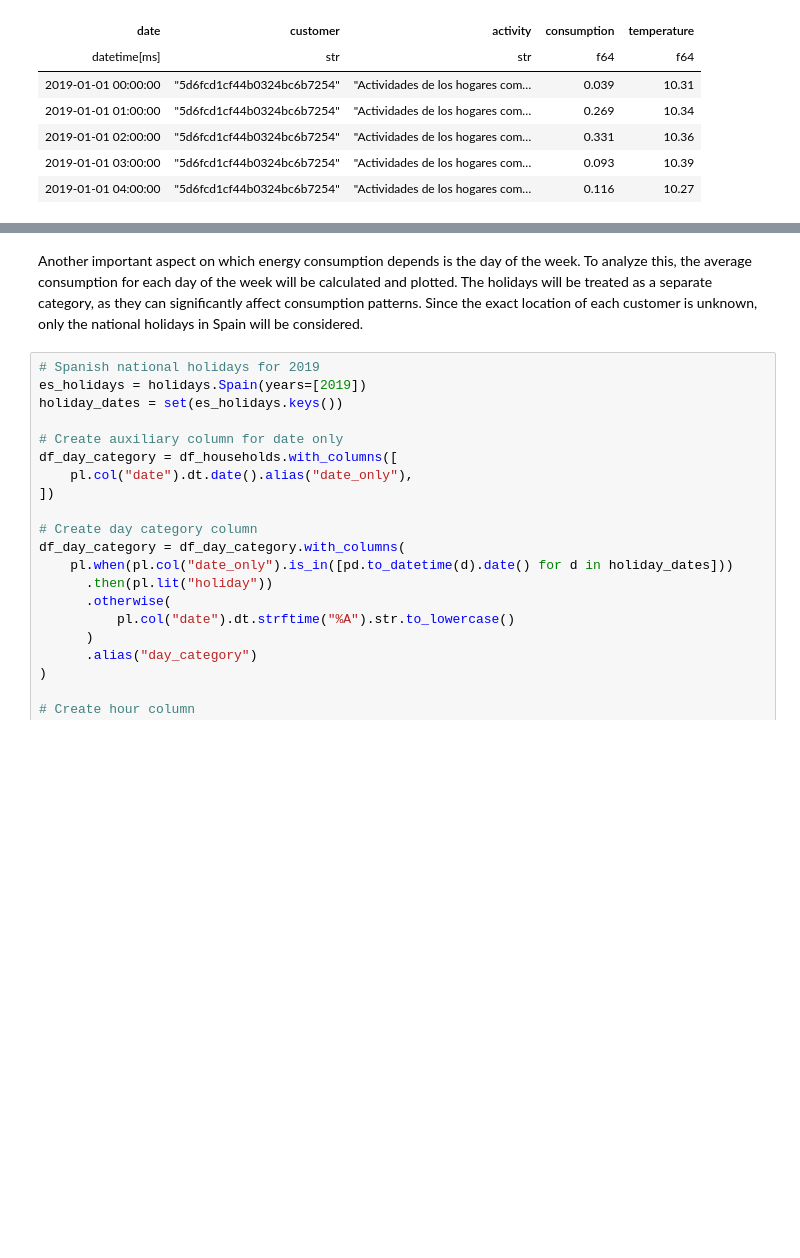
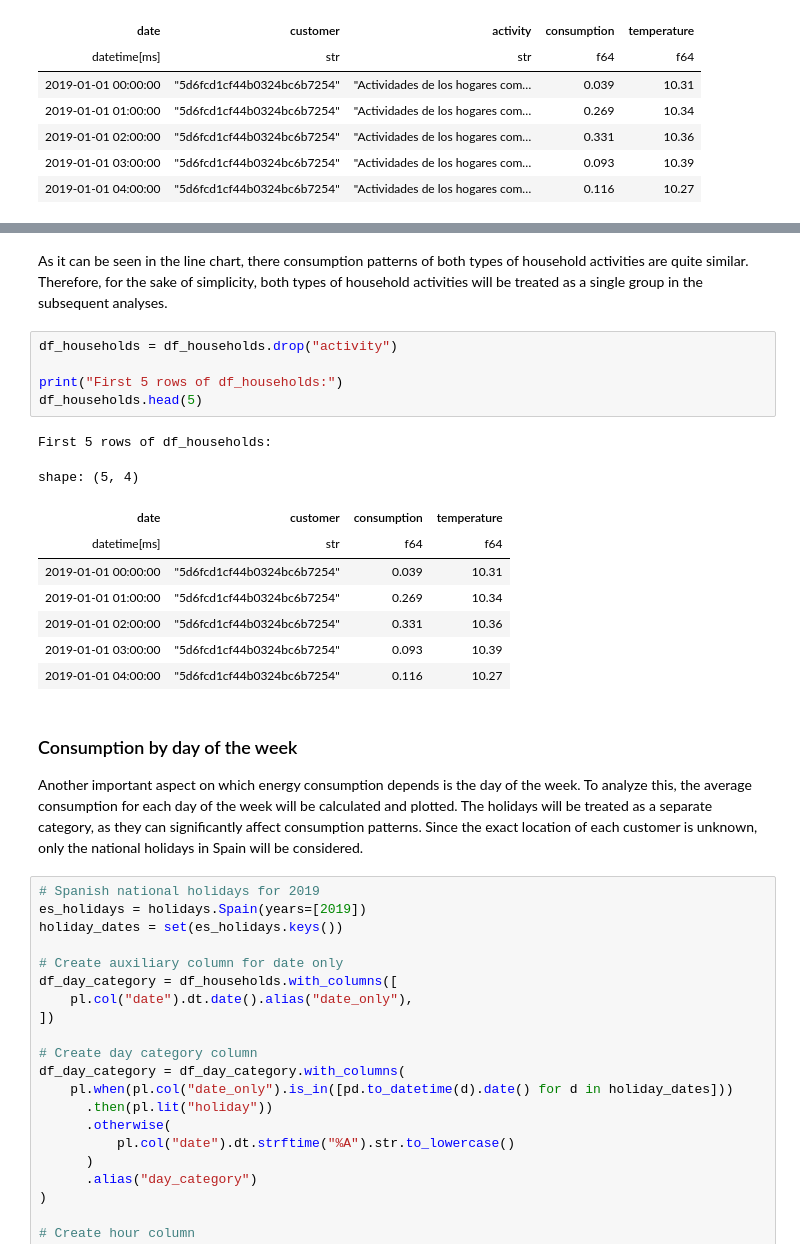
Before and after one commit to alvgonfri/consumption-prediction-spark, a Jupyter notebook: notebooks/exploratory_analysis.ipynb, the cells around one changed output, grey strips where cells are left out. Saved outputs shown, nothing was run; the diff lists cells and outputs as text; blank space fills up the shorter version.

```diff
--- a/notebooks/exploratory_analysis.ipynb
+++ b/notebooks/exploratory_analysis.ipynb
@@ -501,4 +528,23 @@ shape: (5, 5)
+# %% [markdown]
+As it can be seen in the line chart, there consumption patterns of both types of household activities are quite similar. Therefore, for the sake of simplicity, both types of household activities will be treated as a single group in the subsequent analyses.
+# %%
+df_households = df_households.drop("activity")
+
+print("First 5 rows of df_households:")
+df_households.head(5)
+# %% [output]
+First 5 rows of df_households:
+shape: (5, 4)
+| date | customer | consumption | temperature |
+| datetime[ms] | str | f64 | f64 |
+| 2019-01-01 00:00:00 | "5d6fcd1cf44b0324bc6b7254" | 0.039 | 10.31 |
+| 2019-01-01 01:00:00 | "5d6fcd1cf44b0324bc6b7254" | 0.269 | 10.34 |
+| 2019-01-01 02:00:00 | "5d6fcd1cf44b0324bc6b7254" | 0.331 | 10.36 |
+| 2019-01-01 03:00:00 | "5d6fcd1cf44b0324bc6b7254" | 0.093 | 10.39 |
+| 2019-01-01 04:00:00 | "5d6fcd1cf44b0324bc6b7254" | 0.116 | 10.27 |
 # %% [markdown]
+### Consumption by day of the week
+
 Another important aspect on which energy consumption depends is the day of the week. To analyze this, the average consumption for each day of the week will be calculated and plotted. The holidays will be treated as a separate category, as they can significantly affect consumption patterns. Since the exact location of each customer is unknown, only the national holidays in Spain will be considered.
 # %%
 # Spanish national holidays for 2019
```
Also changed, not shown: parts of 4 cells of this notebook.
